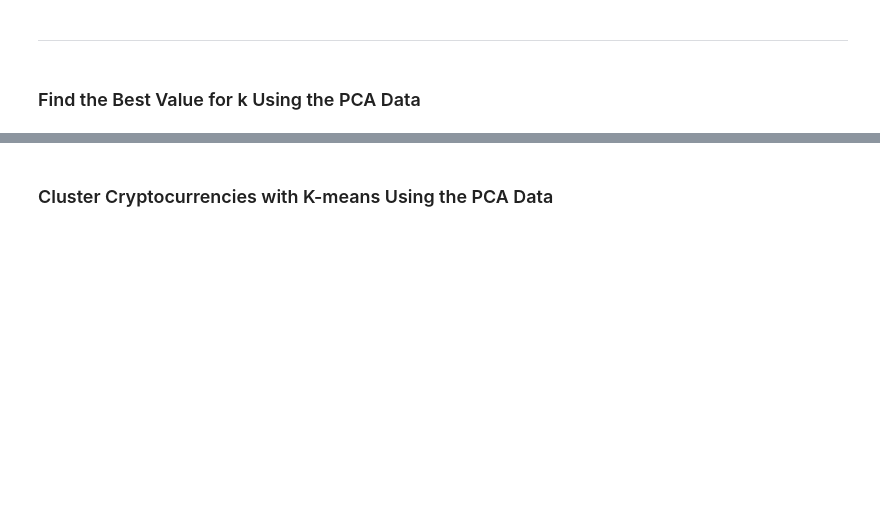
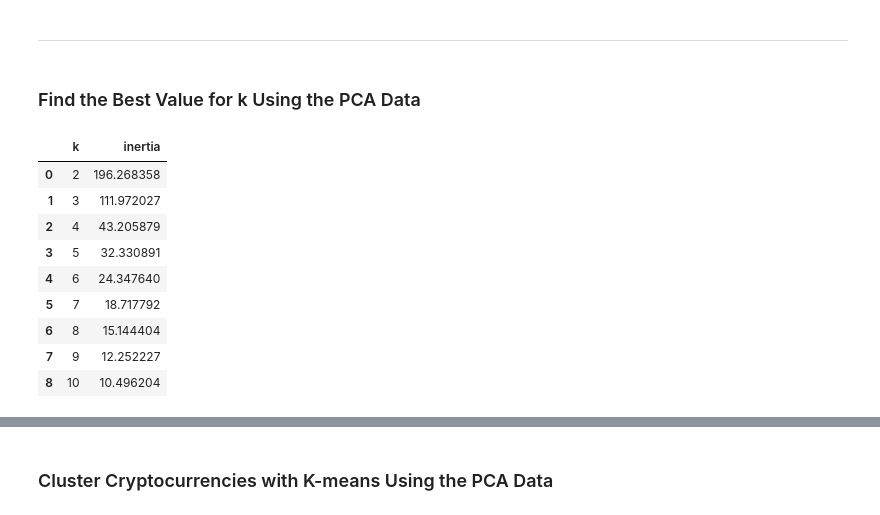
Before and after one commit to MunroeLeif/CryptoClustering, a Jupyter notebook: Crypto_Clustering.ipynb, the cells around one changed output, grey strips where cells are left out. Saved outputs shown, nothing was run; the diff lists cells and outputs as text; code cells hidden in the pictures; blank space fills up the shorter version.

```diff
--- a/Crypto_Clustering.ipynb
+++ b/Crypto_Clustering.ipynb
@@ -215,5 +248,6 @@ predictions_df.hvplot.scatter(
 ### Find the Best Value for k Using the PCA Data
 # %%
 # Create a list with the number of k-values from 1 to 11
+k=list(range(2, 11))
 # %%
 # Create an empty list to store the inertia values
@@ -227,7 +265,20 @@ predictions_df.hvplot.scatter(
 # %%
 # Create a dictionary with the data to plot the Elbow curve
-
+elbow_pca = {"k": k, "inertia": inertia}
 # Create a DataFrame with the data to plot the Elbow curve
+df_pca_elbow = pd.DataFrame(data_pca)
+df_pca_elbow.head(10)
+# %% [output]
+|  | k | inertia |
+| 0 | 2 | 196.268358 |
+| 1 | 3 | 111.972027 |
+| 2 | 4 | 43.205879 |
+| 3 | 5 | 32.330891 |
+| 4 | 6 | 24.347640 |
+| 5 | 7 | 18.717792 |
+| 6 | 8 | 15.144404 |
+| 7 | 9 | 12.252227 |
+| 8 | 10 | 10.496204 |
 # %%
 # Plot a line chart with all the inertia values computed with
 # the different values of k to visually identify the optimal value for k.
```
Also changed, not shown: parts of 21 cells of this notebook.
